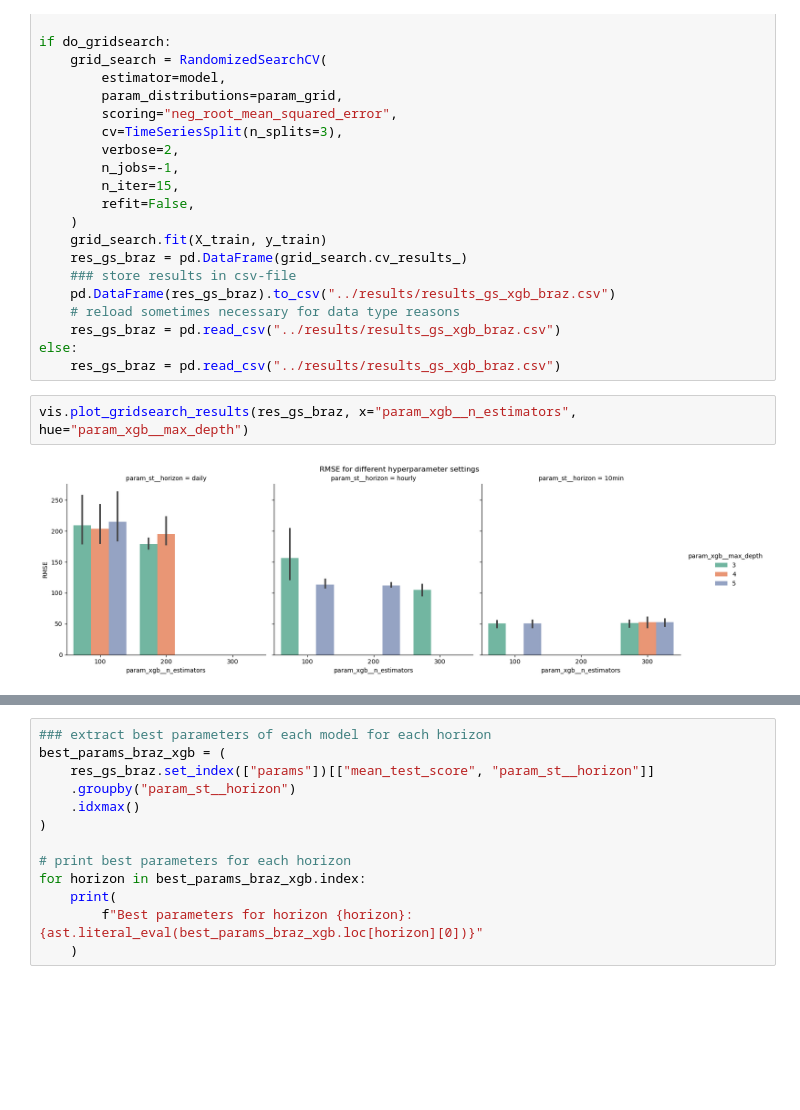
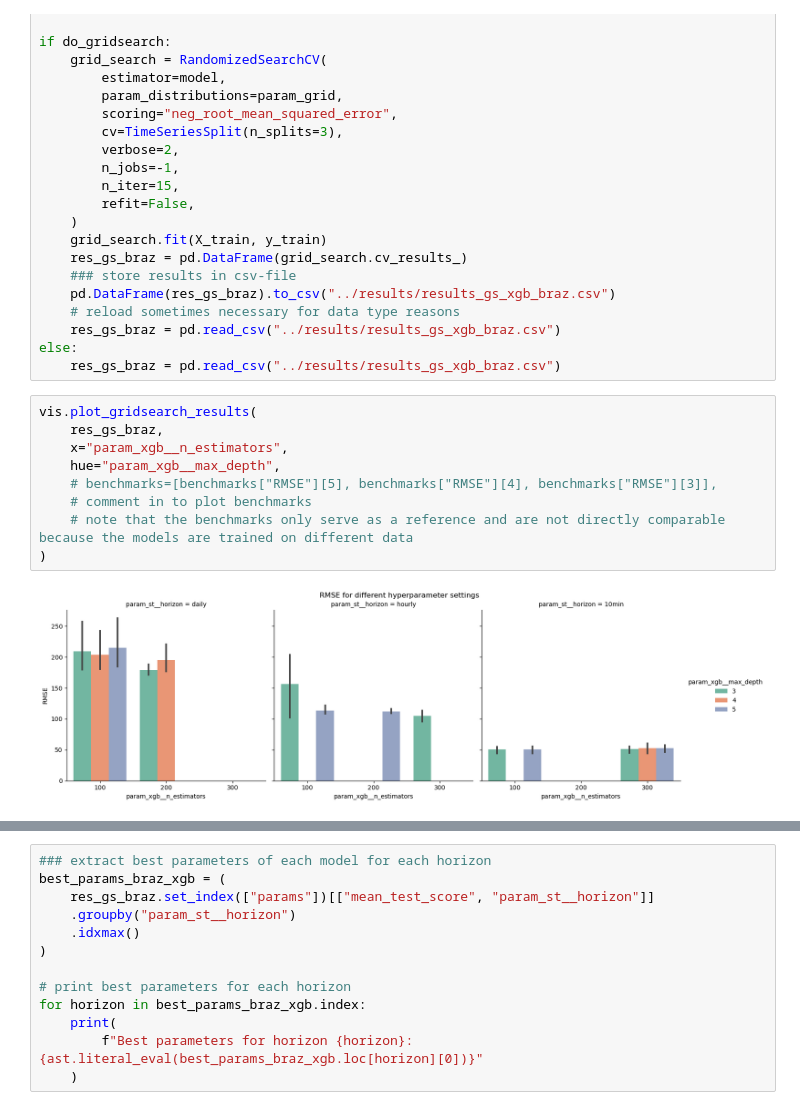
Before and after one commit to H-Kugler/forecasting-wind-power, a Jupyter notebook: notebooks/XGBoost.ipynb, the cells around one changed output, grey strips where cells are left out. Drawn from its saved outputs; the diff is of its cells as text; blank space fills up the shorter version.

```diff
--- a/notebooks/XGBoost.ipynb
+++ b/notebooks/XGBoost.ipynb
@@ -192,7 +209,14 @@ if do_gridsearch:
     res_gs_braz = pd.read_csv("../results/results_gs_xgb_braz.csv")
 else:
     res_gs_braz = pd.read_csv("../results/results_gs_xgb_braz.csv")
-# %%
-vis.plot_gridsearch_results(res_gs_braz, x="param_xgb__n_estimators", hue="param_xgb__max_depth")
-# %% [output]
-[figure, removed]
+# %%
+vis.plot_gridsearch_results(
+    res_gs_braz,
+    x="param_xgb__n_estimators",
+    hue="param_xgb__max_depth",
+    # benchmarks=[benchmarks["RMSE"][5], benchmarks["RMSE"][4], benchmarks["RMSE"][3]],
+    # comment in to plot benchmarks
+    # note that the benchmarks only serve as a reference and are not directly comparable because the models are trained on different data
+)
+# %% [output]
+[figure, added]
```
Also changed, not shown: parts of 8 cells of this notebook, 1 other file.
